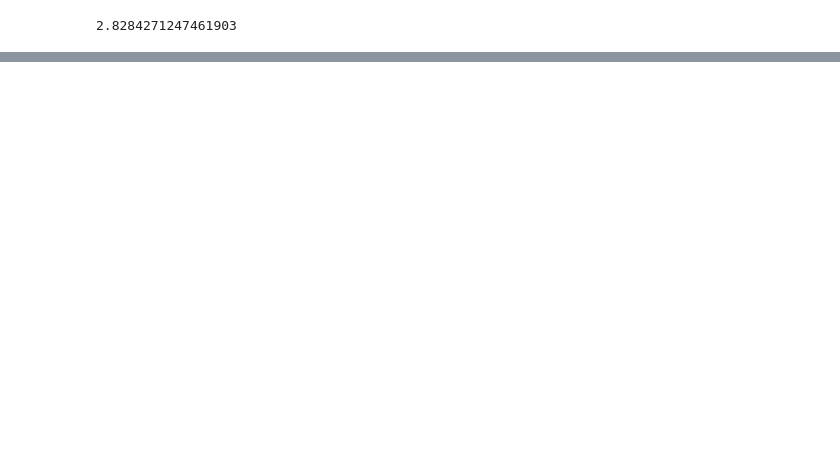
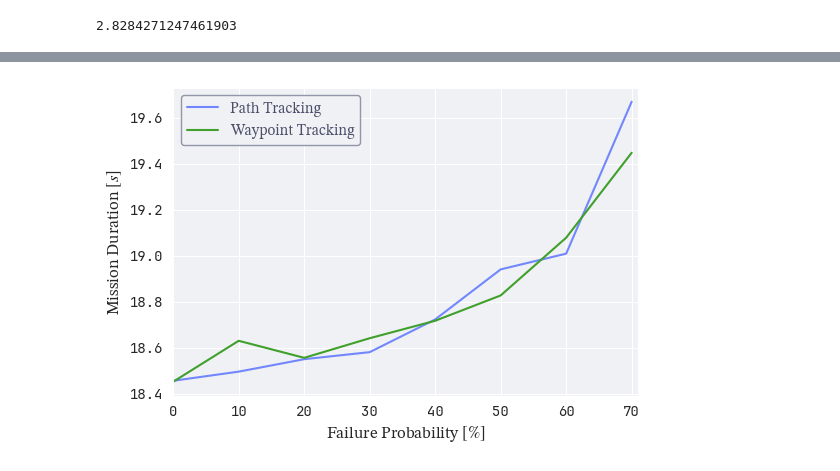
Before and after one commit to AU-Master-Thesis/magics, a Jupyter notebook: scripts/analyse-structured-junction-twoway.ipynb, the cells around one changed output, grey strips where cells are left out. Saved outputs shown, nothing was run; the diff lists cells and outputs as text; code cells hidden in the pictures; blank space fills up the shorter version.

```diff
--- a/scripts/analyse-structured-junction-twoway.ipynb
+++ b/scripts/analyse-structured-junction-twoway.ipynb
@@ -598,0 +689,70 @@ accumulated_distances(points)
+# %%
+fig, ax = plt.subplots(1, figsize=(6, 4))
+
+with_tracking_data = {k: compute_stats(v.durations.inner).mean for k, v in sorted(results.with_tracking.items())}
+without_tracking_data = {k: compute_stats(v.durations.inner).mean for k, v in sorted(results.without_tracking.items())}
+
+#      linestyle='--',
+
+plt.plot(
+    [float(k) for k in with_tracking_data.keys()],
+    with_tracking_data.values(),
+    # label="With Tracking"
+    # label="$\mathbf{With\ Tracking}$",
+    label="Path Tracking",
+    color=flavor.lavender.hex,
+)
+
+plt.plot(
+    [float(k) for k in without_tracking_data.keys()],
+    without_tracking_data.values(),
+    # label="Without",
+    label="Waypoint Tracking",
+    color=flavor.green.hex,
+)
+
+legend = ax.legend(loc="upper left", fontsize=11)
+# legend.get_frame().set_facecolor('#FF0000')  # Set the legend background color
+legend.get_frame().set_edgecolor(flavor.overlay2.hex)  # Set the legend background color
+
+# Define a formatter function
+def percentage(x, pos):
+    return f'{int(x * 100)}'
+
+# Apply the formatter to the x-axis
+ax.xaxis.set_major_formatter(FuncFormatter(percentage))
+
+# Apply the custom font to x-ticks
+for label in ax.get_xticklabels():
+    label.set_fontproperties(prop_jbm)
+
+for label in ax.get_yticklabels():
+    label.set_fontproperties(prop_jbm)
+
+label_args = dict(fontsize=12)
+
+# ax.grid(True)
+# ax.set_xlim(0, 0.8)
+# ax.set_xlabel("Failure Probability $[\%]$", **label_args)
+# # ax.set_xticks(np.arange(0, 0.8, 0.1))  # Setting xtick resolution to 0.1
+# ax.set_ylabel("Total Collisions", **label_args)
+# ax.set_title("Environment Collisions")
+legend = ax.legend(loc="upper left", fontsize=11)
+# legend.get_frame().set_facecolor('#FF0000')  # Set the legend background color
+
+legend.get_frame().set_edgecolor(flavor.overlay2.hex)  # Set the legend background color Caption
+ax.grid(True)
+ax.set_xlim(0, 0.71)
+
+# ax.set_xticks(np.arange(0, 1.1, 0.1))  # Setting xtick resolution to 0.1
+ax.set_ylabel("Mission Duration $[s]$", **label_args)
+ax.set_xlabel("Failure Probability $[\%]$", **label_args)
+
+# plt.tight_layout()
+# ax.set_title("Mean of Perpendicular Path Deviation")
+
+# plt.savefig("perpendicular-path-deviation-structured-junction-twoway.svg", pad_inches=1.0)
+# plt.savefig("perpendicular-path-deviation-structured-junction-twoway.pdf")
+
+plt.show()
+# %% [output]
@@ -598,0 +760 @@ accumulated_distances(points)
+[figure, added]
```
Also changed, not shown: parts of 12 cells of this notebook, 10 other files.
